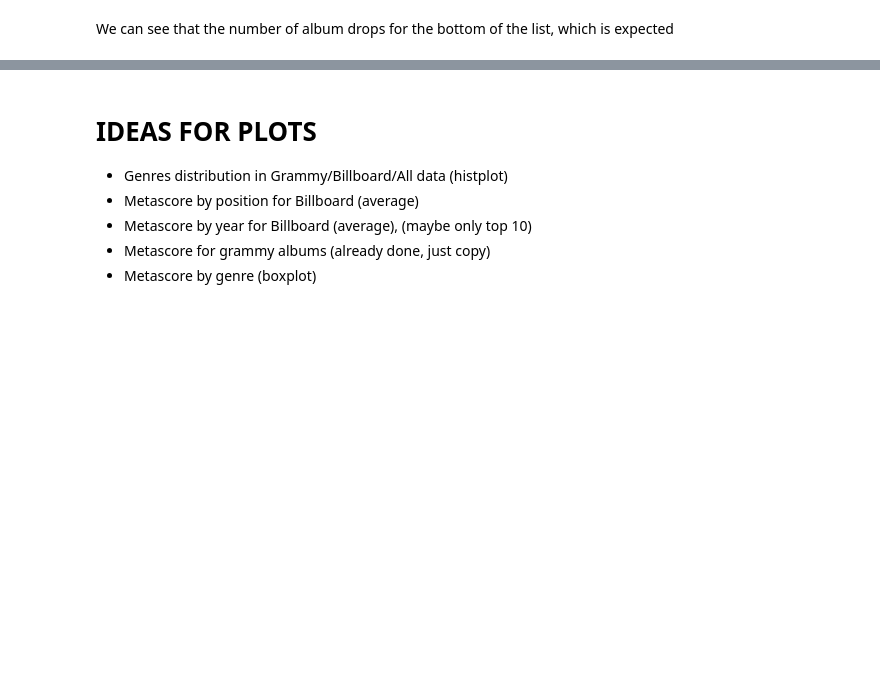
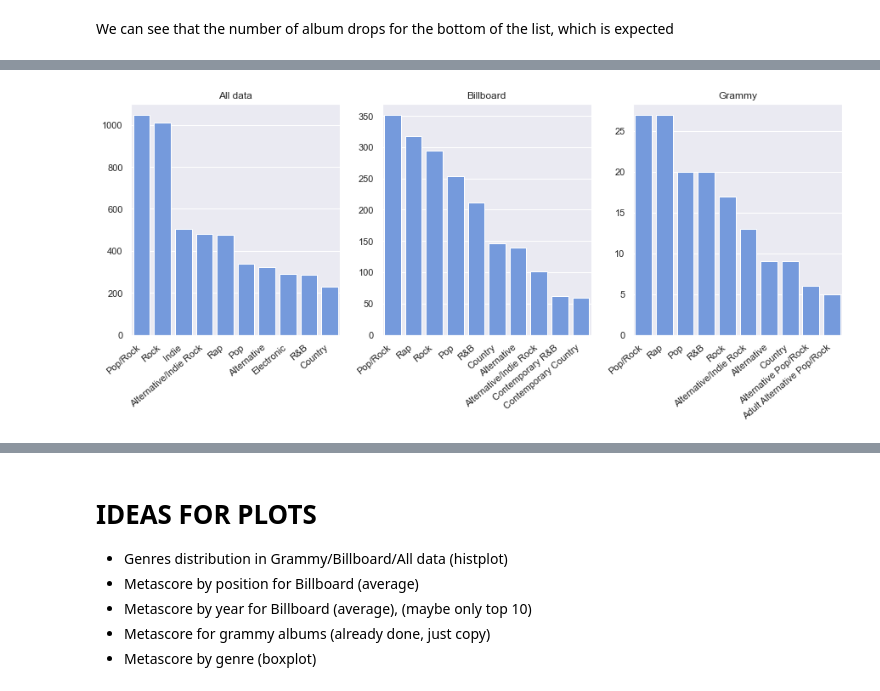
Before and after one commit to wainejr/CSB53, a Jupyter notebook: notebooks/graph_plots_joined_data.ipynb, the cells around one changed output, grey strips where cells are left out. Drawn from its saved outputs; the diff is of its cells as text; code cells hidden in the pictures; blank space fills up the shorter version.

```diff
--- a/notebooks/graph_plots_joined_data.ipynb
+++ b/notebooks/graph_plots_joined_data.ipynb
@@ -86,0 +91,17 @@ We can see that the number of album drops for the bottom of the list, which is e
+# %%
+def count_genres(my_df, max_genres=10):
+    _df = my_df["genres"]
+    _df = _df.apply(lambda x: pd.Series(x, dtype=str)) # convert lists to series
+    _df = _df.stack() # flatten the multiple series into a single series
+    _df = _df.value_counts()
+    _df = _df.sort_values(ascending=False)
+    _df = _df[:max_genres]
+    return _df
+
+_df_genres_all = count_genres(df)
+_df_genres_grammy = count_genres(df_grammy)
+_df_genres_billboard = count_genres(df_billboard)
+
+print(_df_genres_all.head())
+print(_df_genres_grammy.head())
+print(_df_genres_billboard.head())
@@ -86,0 +127,20 @@ We can see that the number of album drops for the bottom of the list, which is e
+# %%
+fig, axes = plt.subplots(nrows=1, ncols=3)
+fig.set_figheight(5)
+fig.set_figwidth(15)
+
+ax = sns.barplot(x=_df_genres_all.index, y=_df_genres_all.values, ax=axes[0], color="cornflowerblue")
+ax.set_title("All data")
+ax.set_xticklabels(ax.get_xticklabels(), rotation=40, ha="right")
+
+ax = sns.barplot(x=_df_genres_billboard.index, y=_df_genres_billboard.values, ax=axes[1], color="cornflowerblue")
+ax.set_title("Billboard")
+ax.set_xticklabels(ax.get_xticklabels(), rotation=40, ha="right")
+
+ax = sns.barplot(x=_df_genres_grammy.index, y=_df_genres_grammy.values, ax=axes[2], color="cornflowerblue")
+ax.set_title("Grammy")
+ax.set_xticklabels(ax.get_xticklabels(), rotation=40, ha="right")
+
+plt.show(fig)
+# %% [output]
+[figure, added]
```
Also changed, not shown: parts of 6 cells of this notebook.
